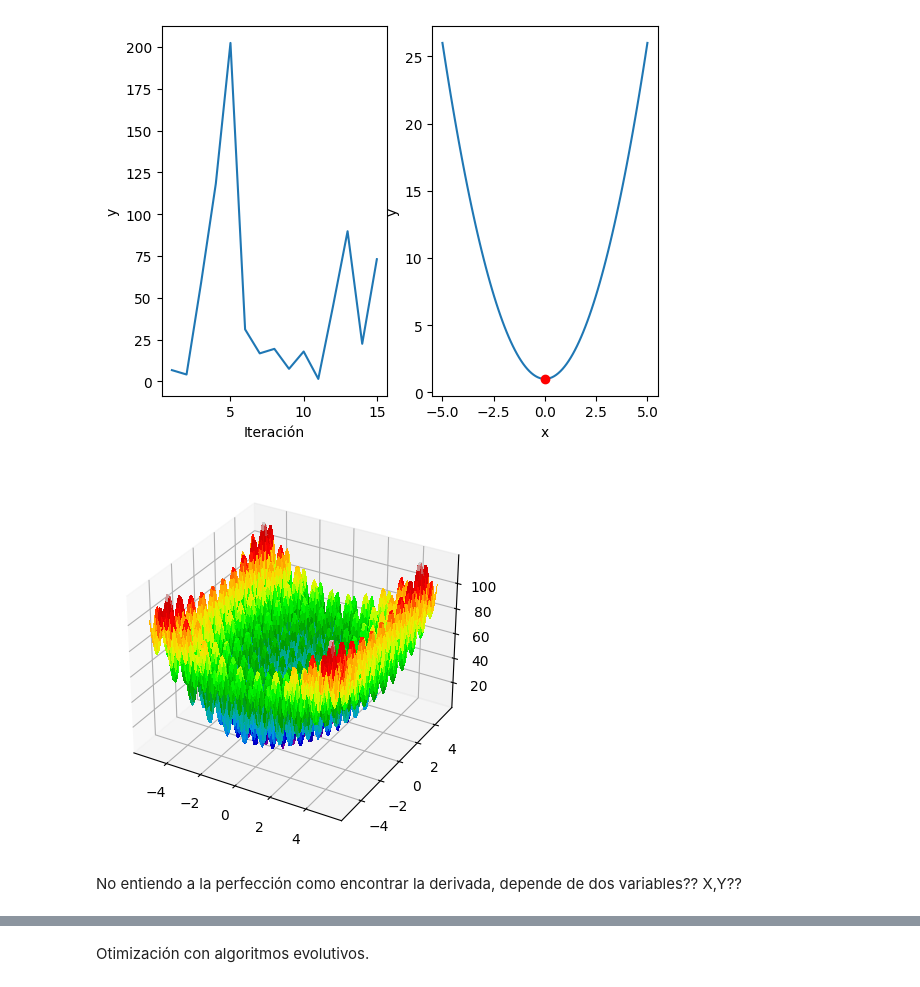
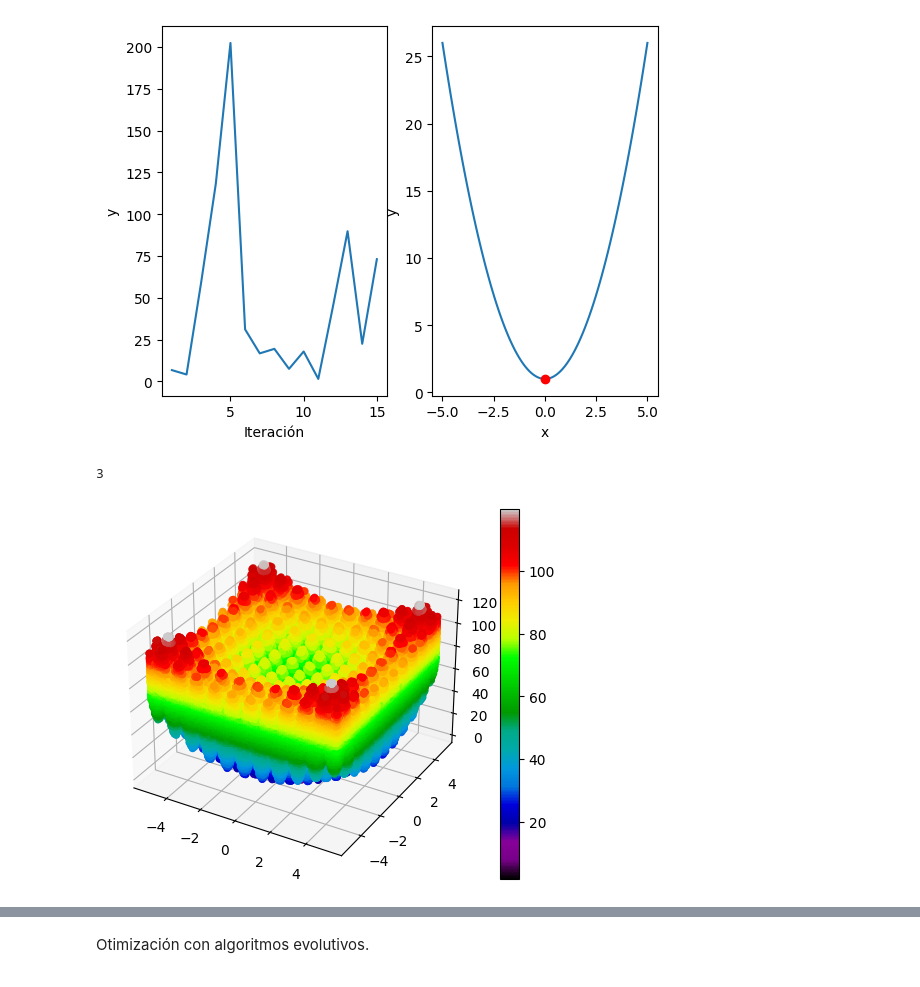
Before and after one commit to Jcortes99/NeuronalNetworksFirstWork, a Jupyter notebook: Punto1/Rastrigin.ipynb, the cells around one changed output, grey strips where cells are left out. Drawn from its saved outputs; the diff is of its cells as text; code cells hidden in the pictures.

```diff
--- a/Punto1/Rastrigin.ipynb
+++ b/Punto1/Rastrigin.ipynb
@@ -100,37 +100,38 @@ x =  -8.490430773329924 , y =  73.08741471670778
 # %%
 from matplotlib import cm
 import math
 import matplotlib.pyplot as plt
 import numpy as np
 
 
 # %matplotlib qt
 
 
 def rastrigin(*X, **kwargs):
     A = kwargs.get('A', 10)
     return A*(3) + sum([(x**2 - A * np.cos(2 * math.pi * x)) for x in X])
 
 if __name__ == '__main__':
+    fig = plt.figure()
+    ax = fig.add_subplot(111, projection='3d')
     x = np.linspace(-5.2, 5.2, 100)
     y = np.linspace(-5.2, 5.2, 100)
-    Z = np.linspace(-5.2, 5.2, 100)
+    z = np.linspace(-5.2, 5.2, 100)
 
-    X, Y = np.meshgrid(x, y)
-    Z = np.meshgrid(Z)
-    Z = np.array(Z)
+    X, Y, Z = np.meshgrid(x, y, z)
 
     Z1 = rastrigin(X, Y, Z, A=10)
 
-    fig = plt.figure()
-    ax = fig.add_subplot(projection='3d')
-    ax.plot_surface(X, Y, Z1, rstride=1, cstride=1, cmap=cm.nipy_spectral, linewidth=0, antialiased=False)
-    # plt.show(ax)
-    # plt.savefig('rastrigin_2D.png')
+    c = x**2+ y**2 +z**2
+
+    # print(X.ndim)
+
+    img = ax.scatter(X, Y, Z1, c=Z1, cmap=cm.nipy_spectral)
+    fig.colorbar(img)
+    plt.show()
 # %% [output]
+3
-[figure, old version]
+[figure, new version]
-# %% [markdown]
-No entiendo a la perfección como encontrar la derivada, depende de dos variables?? X,Y??
 # %%
 import matplotlib.pyplot as plt
 from numpy.random import randint
```
